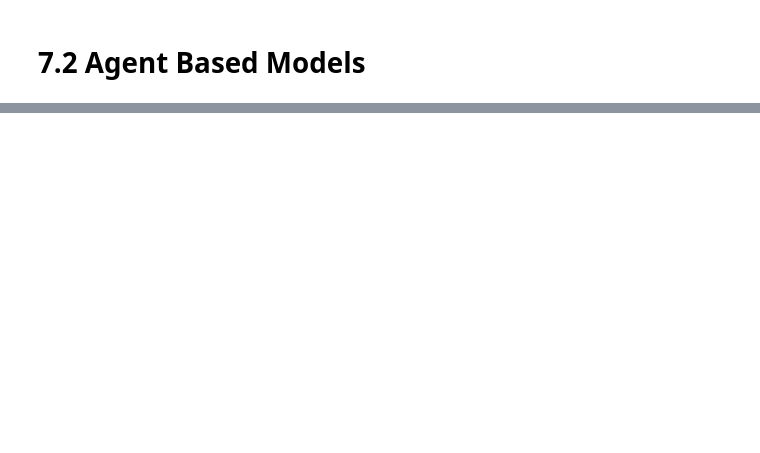
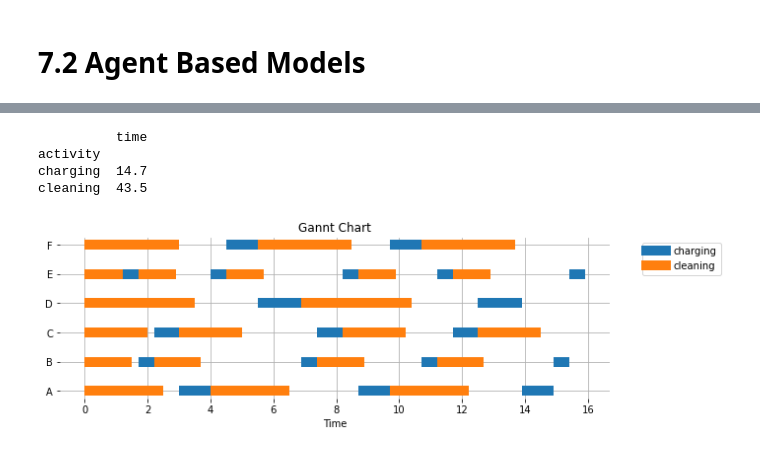
Before and after one commit to jckantor/cbe30338-2021, a Jupyter notebook: docs/07.02-Agent-Based-Models.ipynb, the cells around one changed output, grey strips where cells are left out. Cells and saved outputs as stored; diff of their text form; code cells hidden in the pictures; blank space fills up the shorter version.

```diff
--- a/docs/07.02-Agent-Based-Models.ipynb
+++ b/docs/07.02-Agent-Based-Models.ipynb
@@ -89,0 +264,41 @@ display(df)
+# %%
+import simpy
+import pandas as pd
+
+data_log = []
+
+def roomba_model(id, charge_time, clean_time):
+    while True:
+        tic = env.now
+        yield env.timeout(clean_time)
+        toc = env.now
+        data_log.append([id, "cleaning", tic, toc])
+
+        request = chargers.request()
+        yield request
+        tic = env.now
+        yield env.timeout(charge_time)
+        chargers.release(request)
+        toc = env.now
+        data_log.append([id, "charging", tic, toc])
+
+env = simpy.Environment()
+chargers = simpy.Resource(env, capacity=1)
+
+for r in roomba_df.index:
+    env.process(roomba_model(roomba_df["id"][r], roomba_df["charge_time"][r], roomba_df["clean_time"][r]))
+
+env.run(until=16)
+
+df = pd.DataFrame(data_log, columns=["id", "activity", "begin", "end"])
+df["time"] = df["end"] - df["begin"]
+pivot_table = pd.pivot_table(df, index=["activity"], aggfunc={"time":sum} )
+
+print(pivot_table)
+gantt(df)
+# %% [output]
+          time
+activity
+charging  14.7
+cleaning  43.5
+[figure, added]
```
Also changed, not shown: parts of 30 cells of this notebook, 17 other files.
